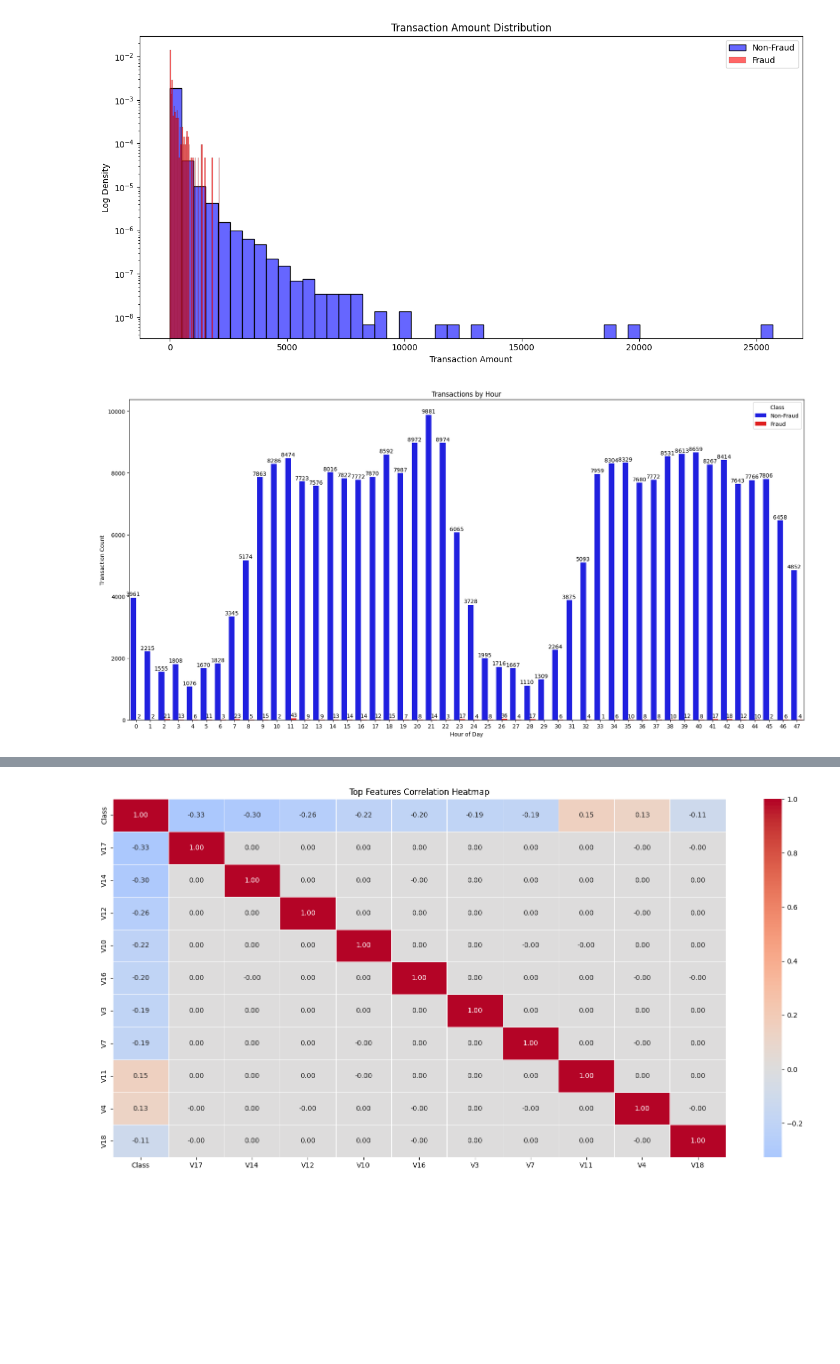
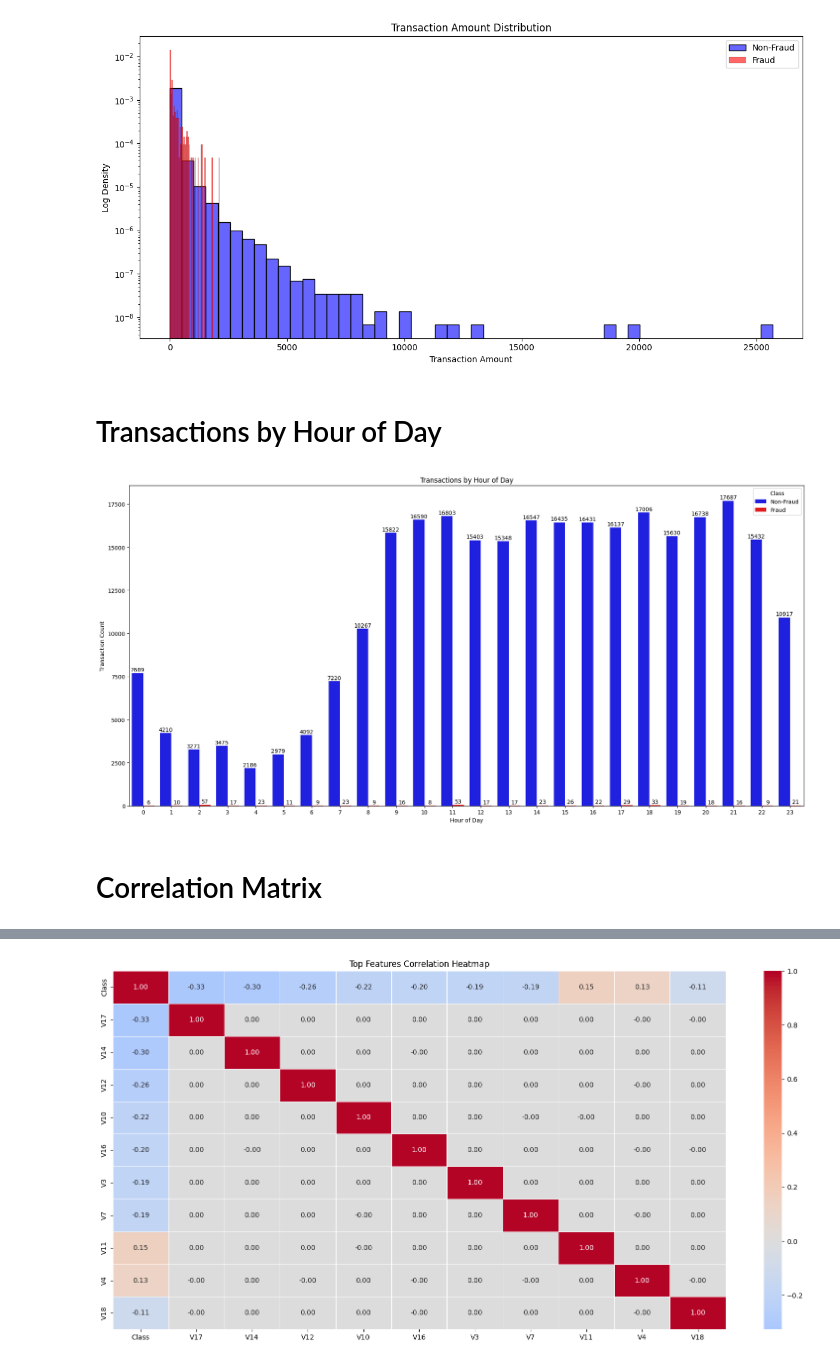
Before and after one commit to sharkz0912/creditcard-fraud-detection, a Jupyter notebook: notebooks/EDA.ipynb, the cells around one changed output, grey strips where cells are left out. Cells and saved outputs as stored; diff of their text form; code cells hidden in the pictures; blank space fills up the shorter version.

```diff
--- a/notebooks/EDA.ipynb
+++ b/notebooks/EDA.ipynb
@@ -72,22 +80,26 @@ plt.tight_layout()
 plt.show()
 # %% [output]
 [figure]
+# %% [markdown]
+# Transactions by Hour of Day
 # %%
-# Transactions by Hour
-df['Hour'] = df['Time'] // 3600
+df['Hour'] = df['Time'] // 3600 % 24
 df['Hour'] = df['Hour'].astype(int)
+df['Hour'] = df['Hour'] % 24
 
 plt.figure(figsize=(18, 9))
 ax = sns.countplot(x='Hour', data=df, hue='Class', palette={0: 'blue', 1: 'red'})
 for container in ax.containers:
     ax.bar_label(container, fmt='%d', label_type='edge', fontsize=10, color='black', padding=1)
 
-plt.title("Transactions by Hour")
+plt.title("Transactions by Hour of Day")
 plt.xlabel("Hour of Day")
 plt.ylabel("Transaction Count")
 plt.legend(title='Class', loc='upper right', labels=['Non-Fraud', 'Fraud'])
 plt.tight_layout()
 plt.show()
 # %% [output]
-[figure, old version]
+[figure, new version]
+# %% [markdown]
+# Correlation Matrix
 # %%
```
Also changed, not shown: parts of 15 cells of this notebook, 25 other files.
